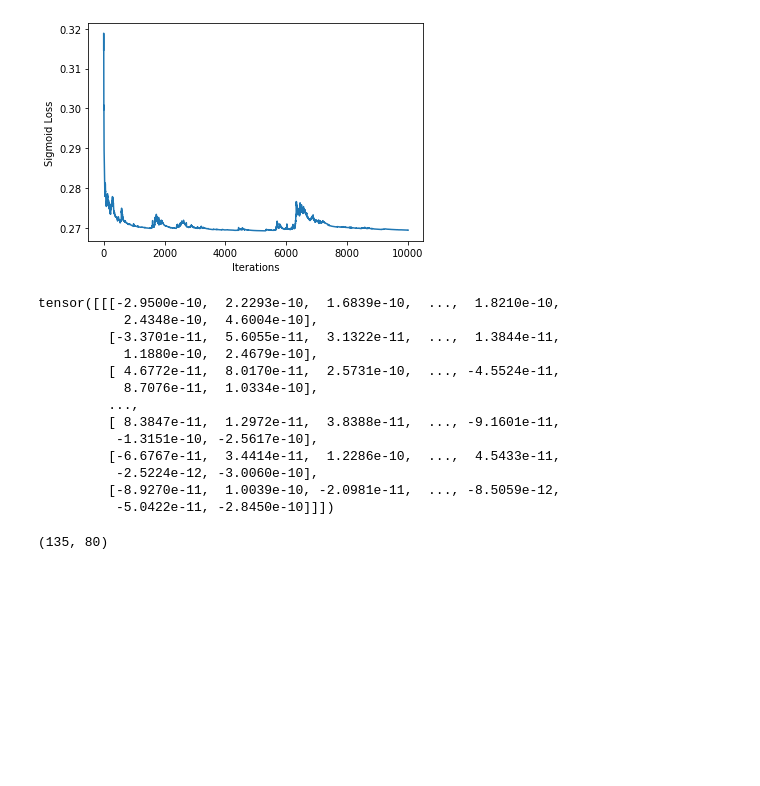
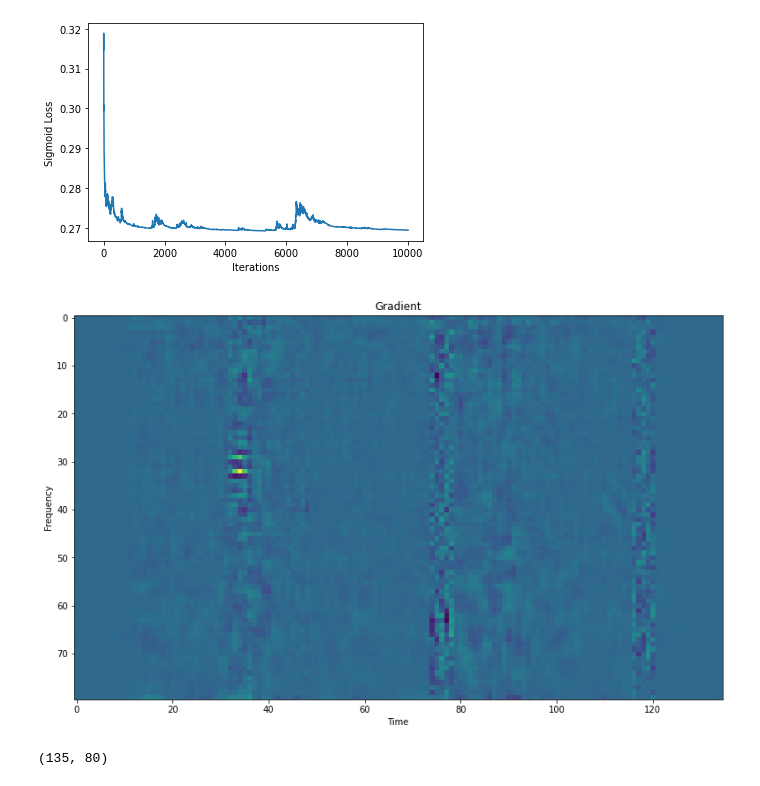
Before and after one commit to bilalhsp/Auditory_Cortex, a Jupyter notebook: notebooks/gradient.ipynb, the cells around one changed output. Drawn from its saved outputs; the diff is of its cells as text; code cells hidden in the pictures; blank space fills up the shorter version.

Commit message:
print gradients

```diff
--- a/notebooks/gradient.ipynb
+++ b/notebooks/gradient.ipynb
@@ -85,22 +85,17 @@ plt.show()
 [figure]
 [figure]
 [figure]
-# %%
-spect.grad.data
-# %% [output]
-tensor([[[-2.9500e-10,  2.2293e-10,  1.6839e-10,  ...,  1.8210e-10,
-           2.4348e-10,  4.6004e-10],
-         [-3.3701e-11,  5.6055e-11,  3.1322e-11,  ...,  1.3844e-11,
-           1.1880e-10,  2.4679e-10],
-         [ 4.6772e-11,  8.0170e-11,  2.5731e-10,  ..., -4.5524e-11,
-           8.7076e-11,  1.0334e-10],
-         ...,
-         [ 8.3847e-11,  1.2972e-11,  3.8388e-11,  ..., -9.1601e-11,
-          -1.3151e-10, -2.5617e-10],
-         [-6.6767e-11,  3.4414e-11,  1.2286e-10,  ...,  4.5433e-11,
-          -2.5224e-12, -3.0060e-10],
-         [-8.9270e-11,  1.0039e-10, -2.0981e-11,  ..., -8.5059e-12,
-          -5.0422e-11, -2.8450e-10]]])
+# %%
+spect_grad_data = spect.grad.data[0].numpy()
+# %%
+plt.figure(figsize=(15,8))
+plt.imshow(spect_grad_data.T)
+plt.xlabel("Time")
+plt.ylabel("Frequency")
+plt.title("Gradient")
+plt.show()
+# %% [output]
+[figure, added]
 # %%
 s = np.abs(spect.detach().numpy())
 s.shape
```
Also changed, not shown: parts of 1 cell of this notebook.
